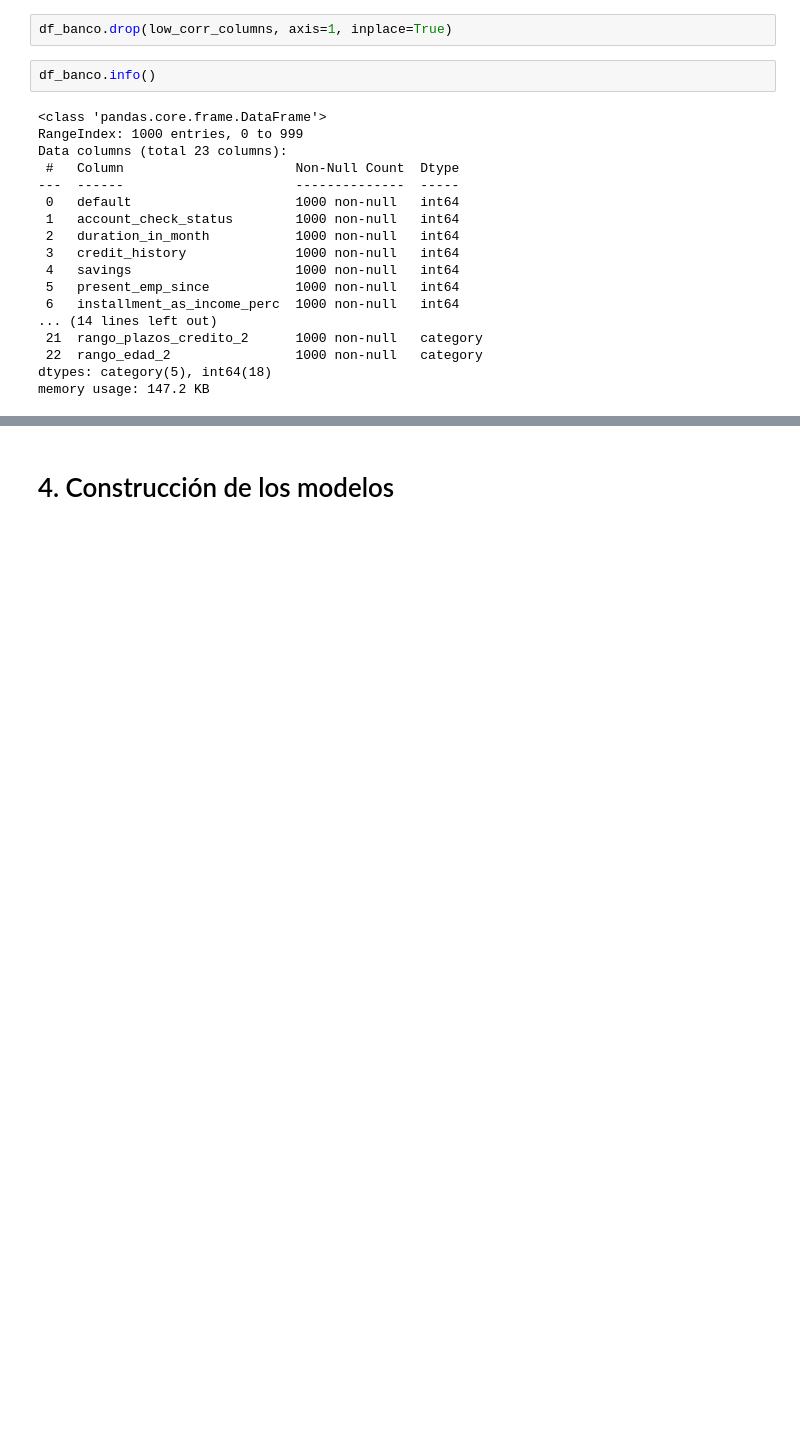
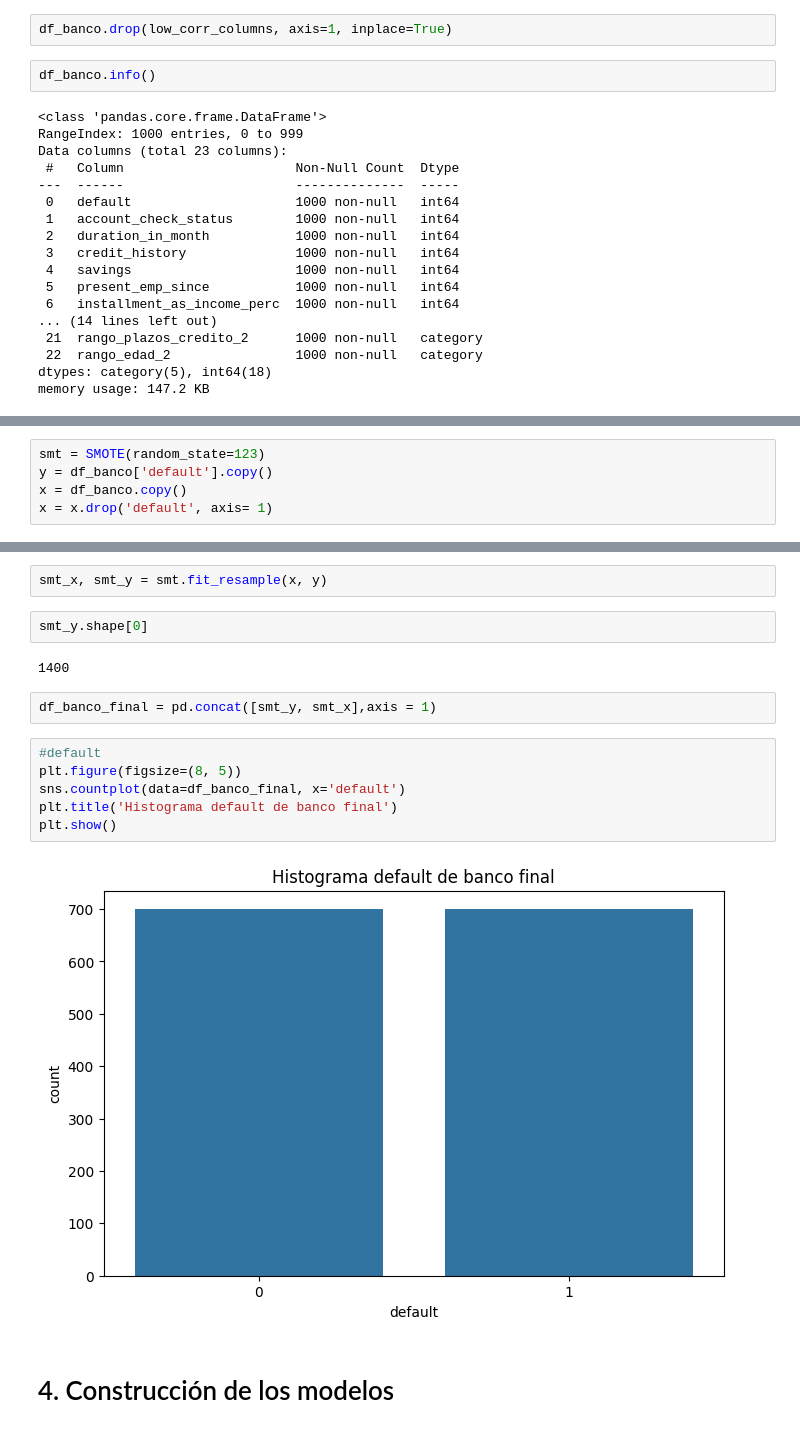
Before and after one commit to pabloing93/credit-scoring-prediction, a Jupyter notebook: credit-scoring.ipynb, the cells around one changed output, grey strips where cells are left out. Saved outputs shown, nothing was run; the diff lists cells and outputs as text; blank space fills up the shorter version.

```diff
--- a/credit-scoring.ipynb
+++ b/credit-scoring.ipynb
@@ -473,0 +483,5 @@ memory usage: 147.2 KB
+# %%
+smt = SMOTE(random_state=123)
+y = df_banco['default'].copy()
+x = df_banco.copy()
+x = x.drop('default', axis= 1)
@@ -474,2 +506,18 @@ memory usage: 147.2 KB
+# %%
+smt_x, smt_y = smt.fit_resample(x, y)
+# %%
+smt_y.shape[0]
+# %% [output]
+1400
+# %%
+df_banco_final = pd.concat([smt_y, smt_x],axis = 1)
+# %%
+#default
+plt.figure(figsize=(8, 5))
+sns.countplot(data=df_banco_final, x='default')
+plt.title('Histograma default de banco final')
+plt.show()
+# %% [output]
+[figure, added]
 # %% [markdown]
 # 4. Construcción de los modelos
```
Also changed, not shown: parts of 7 cells of this notebook.
